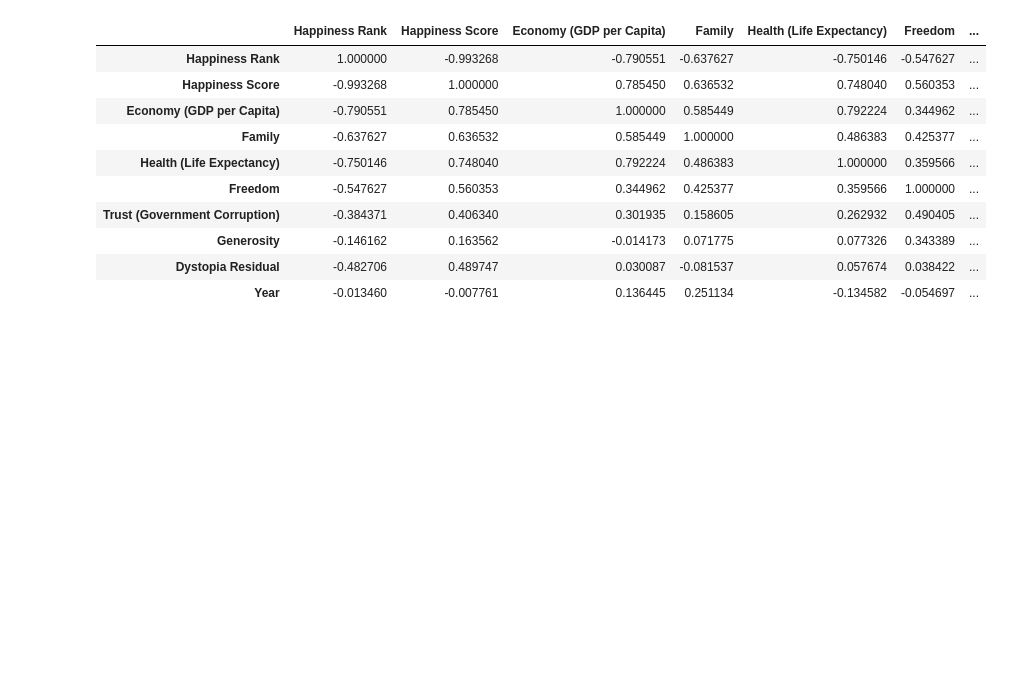
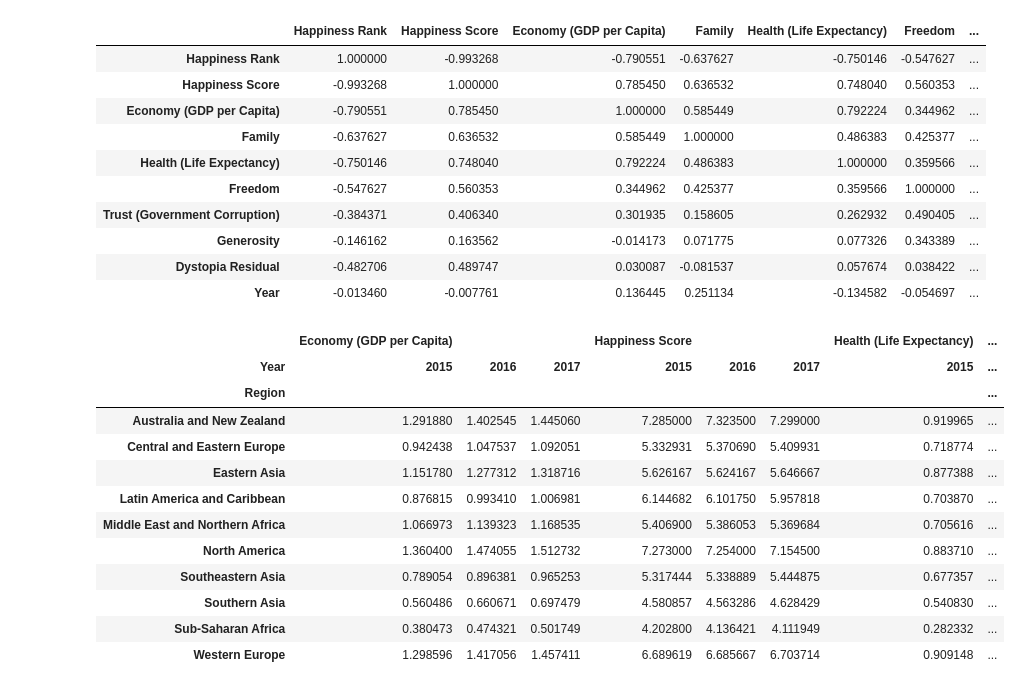
Before and after one commit to taanila/tilastoapu, a Jupyter notebook: happy.ipynb, the cells around one changed output. Saved outputs shown, nothing was run; the diff lists cells and outputs as text; code cells hidden in the pictures; blank space fills up the shorter version.

```diff
--- a/happy.ipynb
+++ b/happy.ipynb
@@ -282,3 +271,20 @@ data.corr()
 | Generosity | -0.146162 | 0.163562 | -0.014173 | 0.071775 | 0.077326 | 0.343389 | ... |
 | Dystopia Residual | -0.482706 | 0.489747 | 0.030087 | -0.081537 | 0.057674 | 0.038422 | ... |
 | Year | -0.013460 | -0.007761 | 0.136445 | 0.251134 | -0.134582 | -0.054697 | ... |
+# %%
+data.pivot_table(values = ['Happiness Score', 'Economy (GDP per Capita)', 'Health (Life Expectancy)'], index = 'Region',
+                           columns = 'Year')
+# %% [output]
+|  | Economy (GDP per Capita) |  |  | Happiness Score |  |  | Health (Life Expectancy) | ... |
+| Year | 2015 | 2016 | 2017 | 2015 | 2016 | 2017 | 2015 | ... |
+| Region |  |  |  |  |  |  |  | ... |
+| Australia and New Zealand | 1.291880 | 1.402545 | 1.445060 | 7.285000 | 7.323500 | 7.299000 | 0.919965 | ... |
+| Central and Eastern Europe | 0.942438 | 1.047537 | 1.092051 | 5.332931 | 5.370690 | 5.409931 | 0.718774 | ... |
+| Eastern Asia | 1.151780 | 1.277312 | 1.318716 | 5.626167 | 5.624167 | 5.646667 | 0.877388 | ... |
+| Latin America and Caribbean | 0.876815 | 0.993410 | 1.006981 | 6.144682 | 6.101750 | 5.957818 | 0.703870 | ... |
+| Middle East and Northern Africa | 1.066973 | 1.139323 | 1.168535 | 5.406900 | 5.386053 | 5.369684 | 0.705616 | ... |
+| North America | 1.360400 | 1.474055 | 1.512732 | 7.273000 | 7.254000 | 7.154500 | 0.883710 | ... |
+| Southeastern Asia | 0.789054 | 0.896381 | 0.965253 | 5.317444 | 5.338889 | 5.444875 | 0.677357 | ... |
+| Southern Asia | 0.560486 | 0.660671 | 0.697479 | 4.580857 | 4.563286 | 4.628429 | 0.540830 | ... |
+| Sub-Saharan Africa | 0.380473 | 0.474321 | 0.501749 | 4.202800 | 4.136421 | 4.111949 | 0.282332 | ... |
+| Western Europe | 1.298596 | 1.417056 | 1.457411 | 6.689619 | 6.685667 | 6.703714 | 0.909148 | ... |
```
Also changed, not shown: parts of 19 cells of this notebook.
